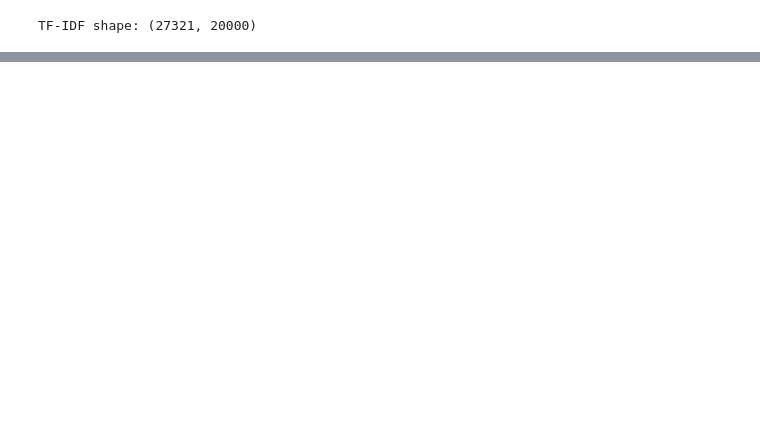
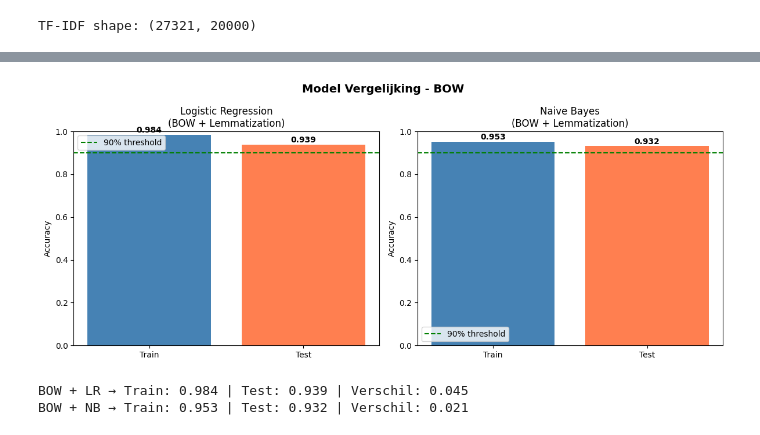
Before and after one commit to DarmontDomienAntwerpen/W4_project_NLP, a Jupyter notebook: NB-LB-fixed.ipynb, the cells around one changed output, grey strips where cells are left out. Cells and saved outputs as stored; diff of their text form; code cells hidden in the pictures; blank space fills up the shorter version.

```diff
--- a/NB-LB-fixed.ipynb
+++ b/NB-LB-fixed.ipynb
@@ -278,0 +344,51 @@ with open("tfidf.pkl", "wb") as f:
+# %%
+# BOW vectorizer
+cv = CountVectorizer(max_features=20000, ngram_range=(1,2))
+X_train_bow = cv.fit_transform(X_train)
+X_test_bow  = cv.transform(X_test)
+
+# LR met BOW
+model_bow = LogisticRegression(max_iter=1000)
+model_bow.fit(X_train_bow, y_train)
+train_acc_bow    = accuracy_score(y_train, model_bow.predict(X_train_bow))
+test_acc_bow     = accuracy_score(y_test,  model_bow.predict(X_test_bow))
+
+# NB met BOW
+nb_bow = MultinomialNB()
+nb_bow.fit(X_train_bow, y_train)
+train_acc_nb_bow = accuracy_score(y_train, nb_bow.predict(X_train_bow))
+test_acc_nb_bow  = accuracy_score(y_test,  nb_bow.predict(X_test_bow))
+
+# Plot
+fig, axes = plt.subplots(1, 2, figsize=(12, 5))
+
+# LR BOW
+axes[0].bar(['Train', 'Test'], [train_acc_bow, test_acc_bow], color=['steelblue', 'coral'])
+axes[0].set_title('Logistic Regression\n(BOW + Lemmatization)')
+axes[0].set_ylabel('Accuracy')
+axes[0].set_ylim(0, 1)
+axes[0].axhline(y=0.9, color='green', linestyle='--', label='90% threshold')
+for i, v in enumerate([train_acc_bow, test_acc_bow]):
+    axes[0].text(i, v + 0.01, f'{v:.3f}', ha='center', fontweight='bold')
+axes[0].legend()
+
+# NB BOW
+axes[1].bar(['Train', 'Test'], [train_acc_nb_bow, test_acc_nb_bow], color=['steelblue', 'coral'])
+axes[1].set_title('Naive Bayes\n(BOW + Lemmatization)')
+axes[1].set_ylabel('Accuracy')
+axes[1].set_ylim(0, 1)
+axes[1].axhline(y=0.9, color='green', linestyle='--', label='90% threshold')
+for i, v in enumerate([train_acc_nb_bow, test_acc_nb_bow]):
+    axes[1].text(i, v + 0.01, f'{v:.3f}', ha='center', fontweight='bold')
+axes[1].legend()
+
+plt.suptitle('Model Vergelijking - BOW', fontsize=14, fontweight='bold')
+plt.tight_layout()
+plt.show()
+
+print(f'BOW + LR → Train: {train_acc_bow:.3f} | Test: {test_acc_bow:.3f} | Verschil: {abs(train_acc_bow-test_acc_bow):.3f}')
+print(f'BOW + NB → Train: {train_acc_nb_bow:.3f} | Test: {test_acc_nb_bow:.3f} | Verschil: {abs(train_acc_nb_bow-test_acc_nb_bow):.3f}')
+# %% [output]
+[figure, added]
+BOW + LR → Train: 0.984 | Test: 0.939 | Verschil: 0.045
+BOW + NB → Train: 0.953 | Test: 0.932 | Verschil: 0.021
```
Also changed, not shown: parts of 11 cells of this notebook, 1 other file.
